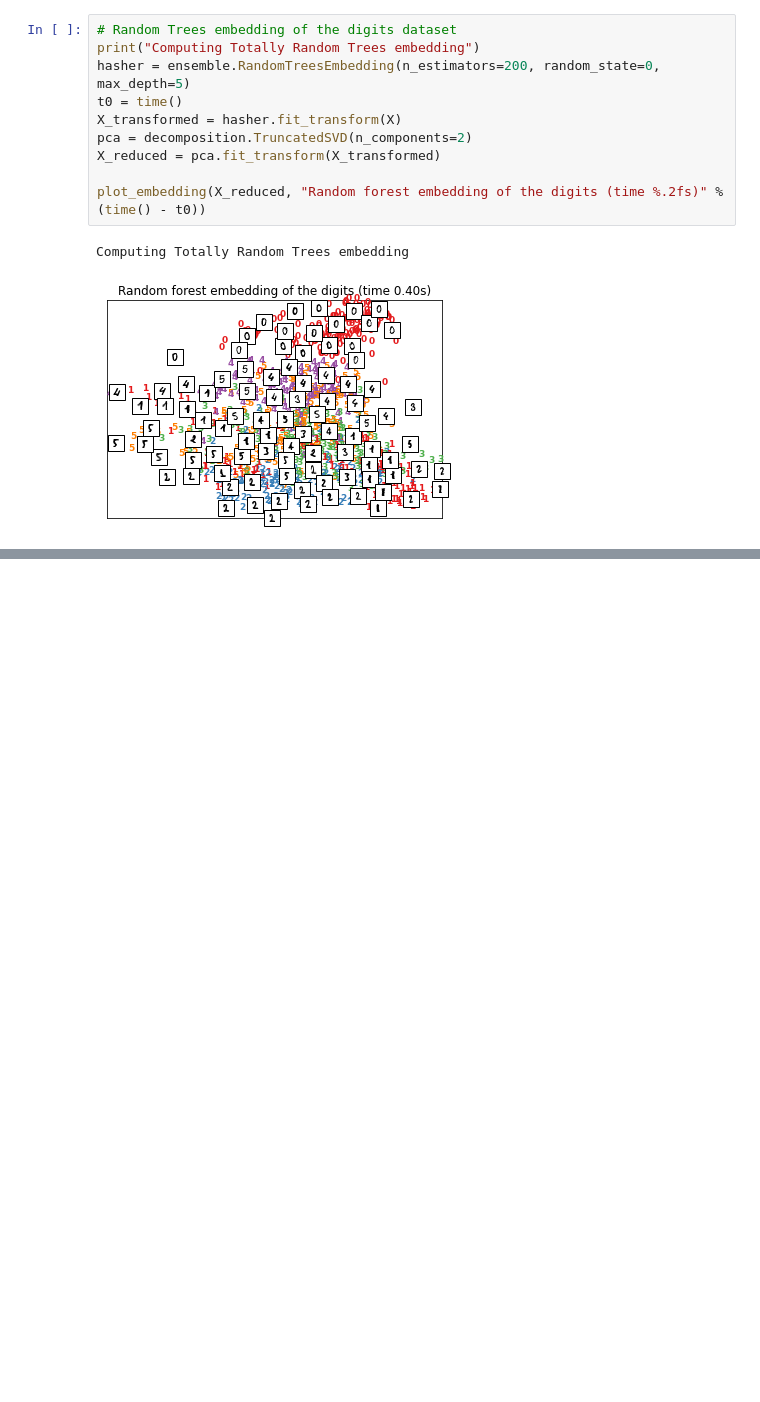
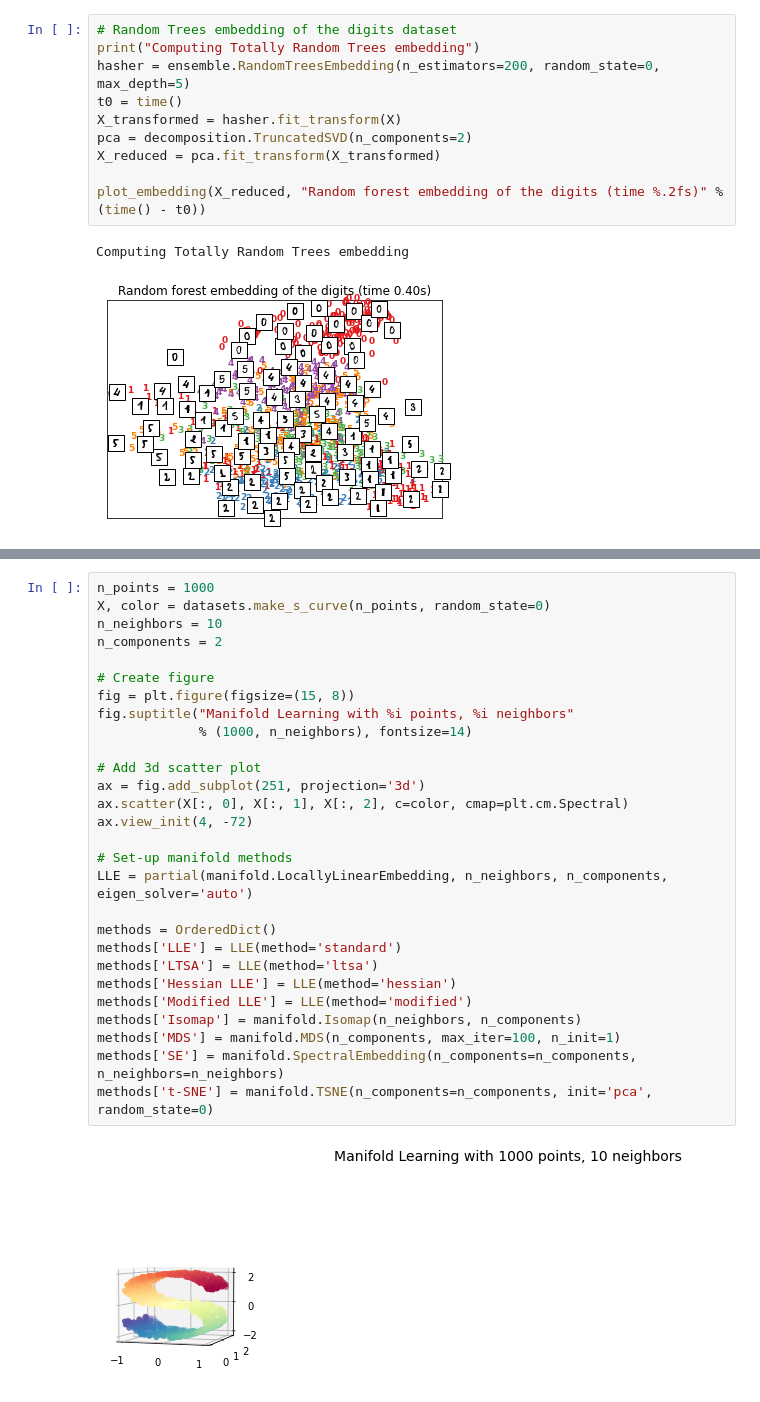
Before and after one commit to sodiqadewole/scientific_python, a Jupyter notebook: unsupervised_learning/manifold_learning.ipynb, the cells around one changed output, grey strips where cells are left out. Saved outputs shown, nothing was run; the diff lists cells and outputs as text; blank space fills up the shorter version.

```diff
--- a/unsupervised_learning/manifold_learning.ipynb
+++ b/unsupervised_learning/manifold_learning.ipynb
@@ -214,0 +266,30 @@ plt.show()
+# %%
+n_points = 1000
+X, color = datasets.make_s_curve(n_points, random_state=0)
+n_neighbors = 10
+n_components = 2
+
+# Create figure
+fig = plt.figure(figsize=(15, 8))
+fig.suptitle("Manifold Learning with %i points, %i neighbors"
+             % (1000, n_neighbors), fontsize=14)
+
+# Add 3d scatter plot
+ax = fig.add_subplot(251, projection='3d')
+ax.scatter(X[:, 0], X[:, 1], X[:, 2], c=color, cmap=plt.cm.Spectral)
+ax.view_init(4, -72)
+
+# Set-up manifold methods
+LLE = partial(manifold.LocallyLinearEmbedding, n_neighbors, n_components, eigen_solver='auto')
+
+methods = OrderedDict()
+methods['LLE'] = LLE(method='standard')
+methods['LTSA'] = LLE(method='ltsa')
+methods['Hessian LLE'] = LLE(method='hessian')
+methods['Modified LLE'] = LLE(method='modified')
+methods['Isomap'] = manifold.Isomap(n_neighbors, n_components)
+methods['MDS'] = manifold.MDS(n_components, max_iter=100, n_init=1)
+methods['SE'] = manifold.SpectralEmbedding(n_components=n_components, n_neighbors=n_neighbors)
+methods['t-SNE'] = manifold.TSNE(n_components=n_components, init='pca', random_state=0)
+# %% [output]
+[figure, added]
```
Also changed, not shown: parts of 21 cells of this notebook.
